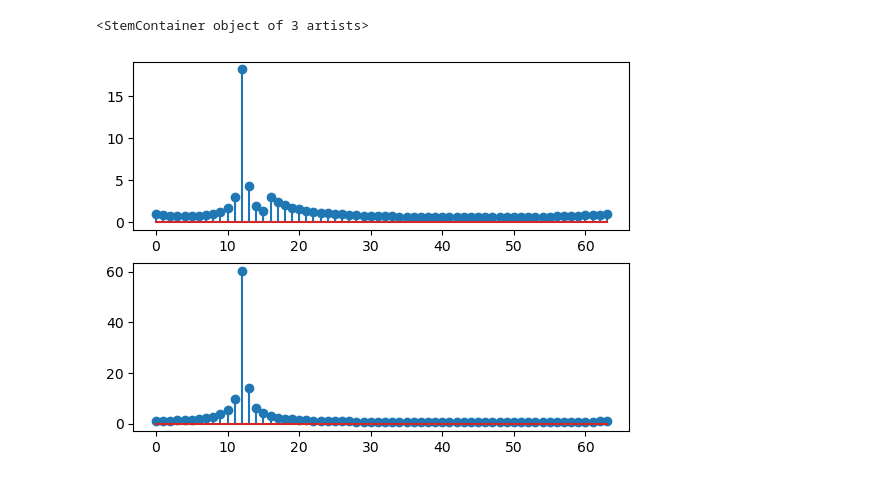
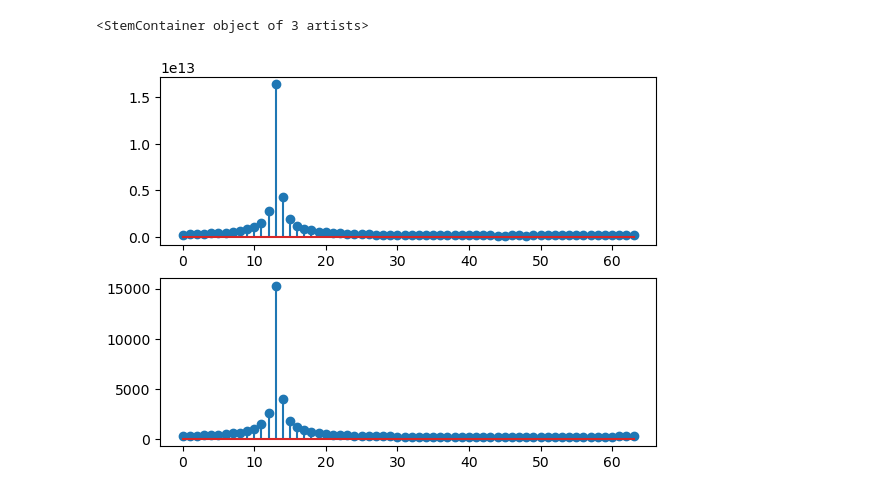
Before and after one commit to saki92/fft_validation, a Jupyter notebook: jupyter_fft/fft_plot.ipynb, the cells around one changed output. Saved outputs shown, nothing was run; the diff lists cells and outputs as text; code cells hidden in the pictures.

```diff
--- a/jupyter_fft/fft_plot.ipynb
+++ b/jupyter_fft/fft_plot.ipynb
@@ -5,7 +5,7 @@ import matplotlib.pyplot as plt
 N = 64
 t = np.arange(0,2*np.pi,2*np.pi/(N-1))
 t = np.linspace(0,2*np.pi,N)
-f = 12
+f = 13
 s = np.cos(f*t)+1j*np.sin(f*t)
 plt.plot(np.real(s))
 # %% [output]
@@ -21,6 +21,17 @@ def floating_to_fixed(val,backoff):
     out = out >> backoff
     return out
 
+def floating_to_fixed_comp(x:complex,backoff:int):
+    re = floating_to_fixed(np.real(x),backoff)
+    im = floating_to_fixed(np.imag(x),backoff)
+    out = re + 1j * im
+    return out
+
+def floating_to_fixed_arr(x:np.ndarray,backoff):
+    for i in range(x.size):
+        x[i] = floating_to_fixed_comp(x[i],backoff)
+    return x
+
 s_fixed = np.zeros(N,dtype=np.complex64)
 backoff = 7
 for i in range(s.size):
@@ -127,15 +138,19 @@ def radix4_fft16(x):
 
     # Step 2: Compute four 4-point FFTs (first stage)
     X = np.zeros(N, dtype=complex)
+    backoff=0
     for i in range(4):
         sub_x = x[i*4:i*4+4]
         #print(sub_x)
         X[i*4]   = sub_x[0] + sub_x[1] + sub_x[2] + sub_x[3]
         W4 = np.exp(-1j * 2 * np.pi * 1 * np.arange(4) / 4)  # Twiddle factors for 4-point FFT
+        #W4 = floating_to_fixed_arr(W4,backoff)
         X[i*4+1] = np.dot(sub_x, W4)
         W4 = np.exp(-1j * 2 * np.pi * 2 * np.arange(4) / 4)  # Twiddle factors for 4-point FFT
+        #W4 = floating_to_fixed_arr(W4,backoff)
         X[i*4+2] = np.dot(sub_x, W4)
         W4 = np.exp(-1j * 2 * np.pi * 3 * np.arange(4) / 4)  # Twiddle factors for 4-point FFT
+        #W4 = floating_to_fixed_arr(W4,backoff)
         X[i*4+3] = np.dot(sub_x, W4)
 
     #print(X)
@@ -146,15 +161,19 @@ def radix4_fft16(x):
     for k in range(4):
         i = k;
         W16 = np.exp(-1j * 2 * np.pi * i * np.arange(4) / 16)  # Twiddle factors for 16-point FFT
+        W16 = floating_to_fixed_arr(W16,backoff)
         X_final[i] = X[k]*W16[0] + X[k + 4]*W16[1] + X[k + 8]*W16[2] + X[k + 12]*W16[3]
         i = k + 4;
         W16 = np.exp(-1j * 2 * np.pi * i * np.arange(4) / 16)  # Twiddle factors for 16-point FFT
+        W16 = floating_to_fixed_arr(W16,backoff)
         X_final[i] = X[k]*W16[0] + X[k + 4]*W16[1] + X[k + 8]*W16[2] + X[k + 12]*W16[3]
         i = k + 8;
         W16 = np.exp(-1j * 2 * np.pi * i * np.arange(4) / 16)  # Twiddle factors for 16-point FFT
+        W16 = floating_to_fixed_arr(W16,backoff)
         X_final[k + 8] = X[k]*W16[0] + X[k + 4]*W16[1] + X[k + 8]*W16[2] + X[k + 12]*W16[3]
         i = k + 12;
         W16 = np.exp(-1j * 2 * np.pi * i * np.arange(4) / 16)  # Twiddle factors for 16-point FFT
+        W16 = floating_to_fixed_arr(W16,backoff)
         X_final[k + 12] = X[k]*W16[0] + X[k + 4]*W16[1] + X[k + 8]*W16[2] + X[k + 12]*W16[3]
 
     return X_final
@@ -178,27 +197,32 @@ def radix4_fft64(xin, N):
 
     Y_final = np.zeros(N, dtype=np.complex64)
     # Combine four 16 point FFTs in final stage
+    backoff=0
     for k in range(16):
         i = k;
         W64 = np.exp(-1j * 2 * np.pi * i * np.arange(4) / 64)  # Twiddle factors for 16-point FFT
-        Y_final[k] = y[k]*W64[0] + y[k + 16] + y[k + 32] + y[k + 48]
+        W64 = floating_to_fixed_arr(W64,backoff)
+        Y_final[i] = y[k]*W64[0] + y[k + 16]*W64[1] + y[k + 32]*W64[2] + y[k + 48]*W64[3]
         i = k + 16;
         W64 = np.exp(-1j * 2 * np.pi * i * np.arange(4) / 64)  # Twiddle factors for 16-point FFT
+        W64 = floating_to_fixed_arr(W64,backoff)
         Y_final[i] = y[k]*W64[0] + y[k + 16]*W64[1] + y[k + 32]*W64[2] + y[k+48]*W64[3]
         i = k + 32;
         W64 = np.exp(-1j * 2 * np.pi * i * np.arange(4) / 64)  # Twiddle factors for 16-point FFT
+        W64 = floating_to_fixed_arr(W64,backoff)
         Y_final[i] = y[k]*W64[0] + y[k + 16]*W64[1] + y[k + 32]*W64[2] + y[k+48]*W64[3]
         i = k + 48;
         W64 = np.exp(-1j * 2 * np.pi * i * np.arange(4) / 64)  # Twiddle factors for 16-point FFT
+        W64 = floating_to_fixed_arr(W64,backoff)
         Y_final[i] = y[k]*W64[0] + y[k + 16]*W64[1] + y[k + 32]*W64[2] + y[k+48]*W64[3]
     return Y_final
 # %%
-S = radix4_fft64(s, N)
+S = radix4_fft64(s_fixed, N)
 #S = radix_4_pre(s)
 plt.subplot(211)
 plt.stem(np.abs(S))
 plt.subplot(212)
-plt.stem(np.abs(np.fft.fft(s)))
+plt.stem(np.abs(np.fft.fft(s_fixed)))
 # %% [output]
 <StemContainer object of 3 artists>
-[figure, old version]
+[figure, new version]
```
Also changed, not shown: parts of 2 cells of this notebook.
